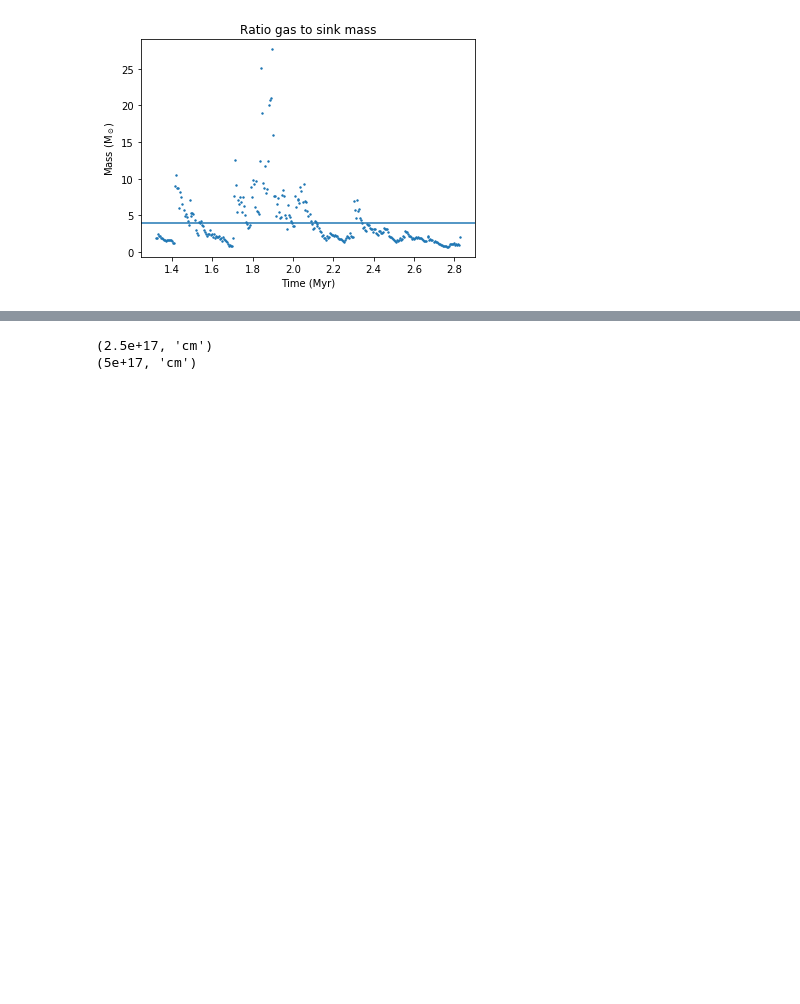
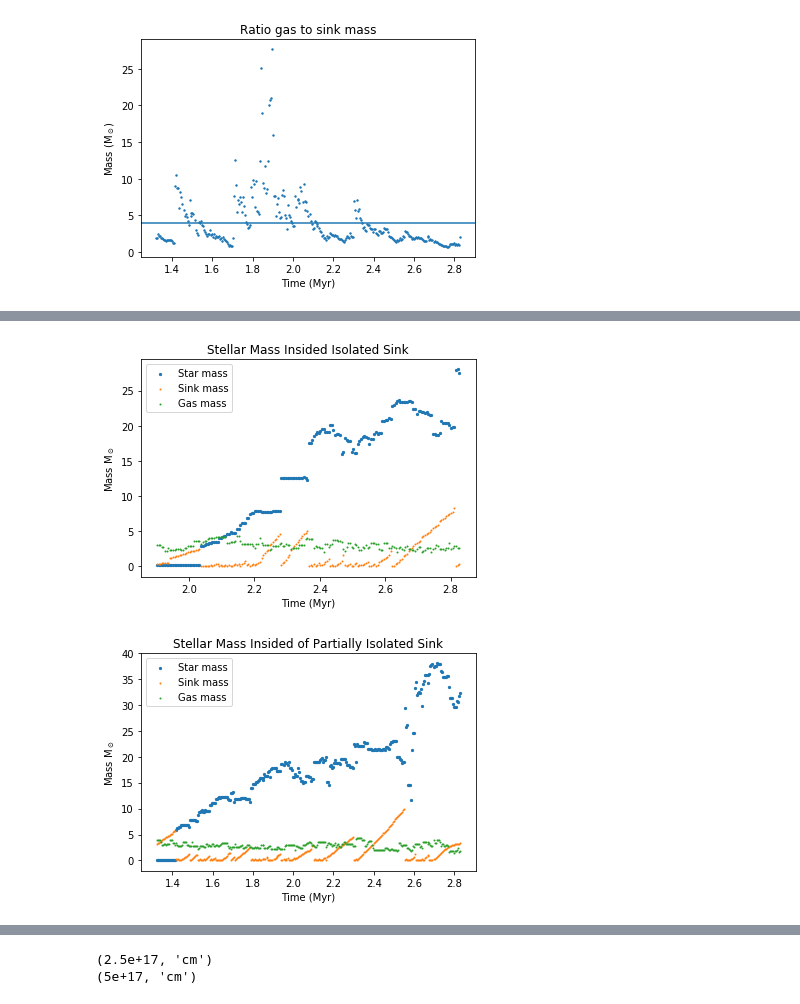
Before and after one commit to seanlabean/star-formation-methods, a Jupyter notebook: SinkGasStatus/plot-sink-data-from-pickle.ipynb, the cells around one changed output, grey strips where cells are left out. Cells and saved outputs as stored; diff of their text form; code cells hidden in the pictures; blank space fills up the shorter version.

```diff
--- a/SinkGasStatus/plot-sink-data-from-pickle.ipynb
+++ b/SinkGasStatus/plot-sink-data-from-pickle.ipynb
@@ -167,3 +350,69 @@ max total mass density in sink:  74013.3718349
+# %%
+sink_name11 = '3211279.0'
+sink_name12 = '65544.0'
+
+
+sink_array11 = np.where(sink_gas_and_star_data['name'] == sink_name11)
+sink_array12 = np.where(sink_gas_and_star_data['name'] == sink_name12)
+
+
+sink_3211279 = sink_gas_and_star_data[sink_array11]["time"][0]
+sink_3211279[ sink_3211279==0.0 ] = np.nan
+sink_65544 = sink_gas_and_star_data[sink_array12]["time"][0]
+sink_65544[ sink_65544==0.0 ] = np.nan
+# %%
+plt.figure()
+
+plt.scatter(sink_gas_and_star_data[sink_array11]["time"][0]*3.17098e-14,
+            sink_gas_and_star_data[sink_array11]["star_mass_sink"][0]*5.0279e-34,
+            label='Star mass',
+            s=5
+            )
+plt.scatter(sink_gas_and_star_data[sink_array11]["time"][0]*3.17098e-14,
+            sink_gas_and_star_data[sink_array11]["sink_mass"][0]*5.0279e-34,
+            label='Sink mass',
+            s=1)
+plt.scatter(sink_gas_and_star_data[sink_array11]["time"][0]*3.17098e-14,
+            sink_gas_and_star_data[sink_array11]["gas_mass"][0]*5.0279e-34,
+            label='Gas mass',
+            s=1)
+
+#plt.scatter(sink_gas_data[sink_array]["time"][0]*3.17098e-14,sink_gas_data["gas_mass"].mean()*5.0279e-34,label='Avg gas',s=1)
+#plt.xlim(1.3, 2.0)
+#plt.ylim(-5, 40)
+plt.title('Stellar Mass Insided Isolated Sink')
+plt.xlabel('Time (Myr)')
+plt.ylabel('Mass M$_\odot$')
+plt.legend()
+plt.show()
+
+plt.figure()
+
+plt.scatter(sink_gas_and_star_data[sink_array12]["time"][0]*3.17098e-14,
+            sink_gas_and_star_data[sink_array12]["star_mass_sink"][0]*5.0279e-34,
+            label='Star mass',
+            s=5
+            )
+plt.scatter(sink_gas_and_star_data[sink_array12]["time"][0]*3.17098e-14,
+            sink_gas_and_star_data[sink_array12]["sink_mass"][0]*5.0279e-34,
+            label='Sink mass',
+            s=1)
+plt.scatter(sink_gas_and_star_data[sink_array12]["time"][0]*3.17098e-14,
+            sink_gas_and_star_data[sink_array12]["gas_mass"][0]*5.0279e-34,
+            label='Gas mass',
+            s=1)
+
+#plt.scatter(sink_gas_data[sink_array]["time"][0]*3.17098e-14,sink_gas_data["gas_mass"].mean()*5.0279e-34,label='Avg gas',s=1)
+#plt.xlim(1.3, 2.0)
+#plt.ylim(-5, 40)
+plt.title('Stellar Mass Insided of Partially Isolated Sink')
+plt.xlabel('Time (Myr)')
+plt.ylabel('Mass M$_\odot$')
+plt.legend()
+plt.show()
+# %% [output]
+[figure, added]
+[figure, added]
 # %%
 # plot average sink mass and average gas mass over time
 mass_sink = 0.0
```
Also changed, not shown: parts of 16 cells of this notebook, 4 other files.
